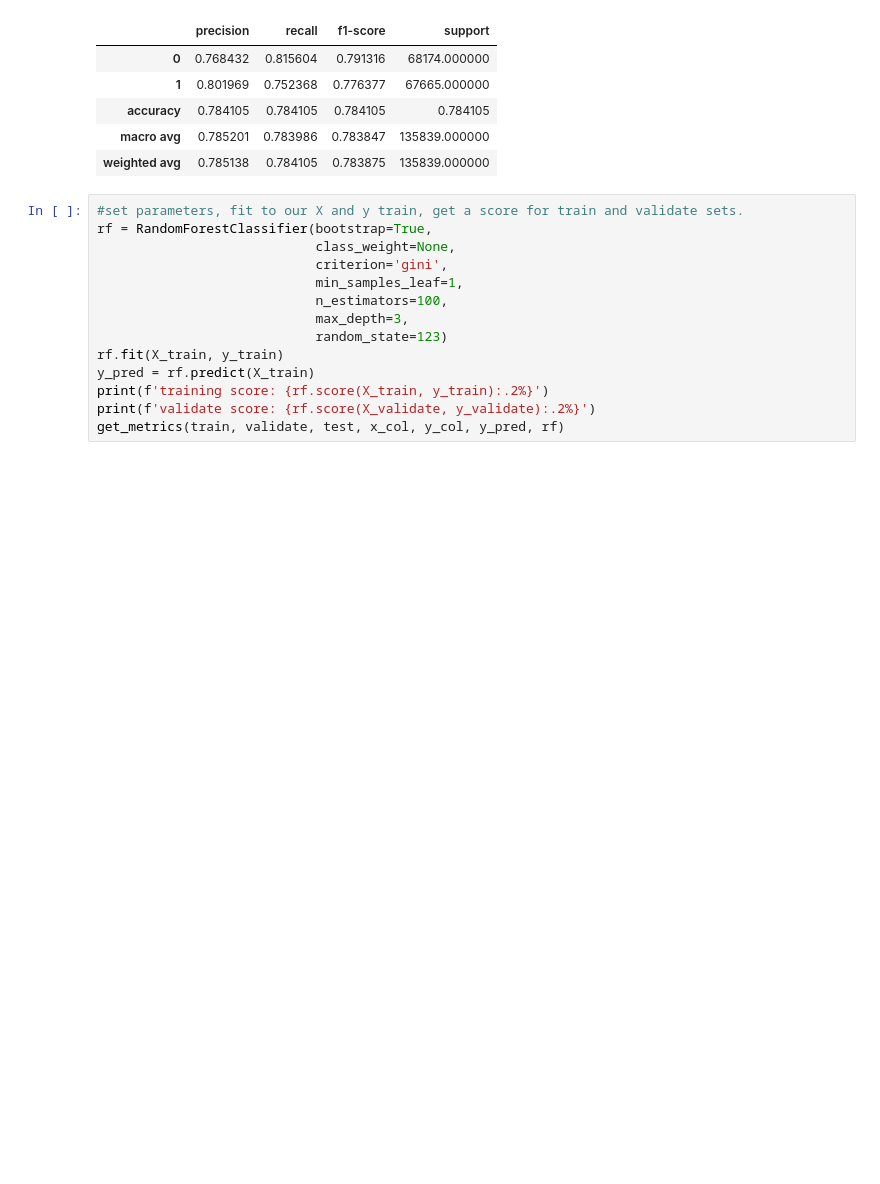
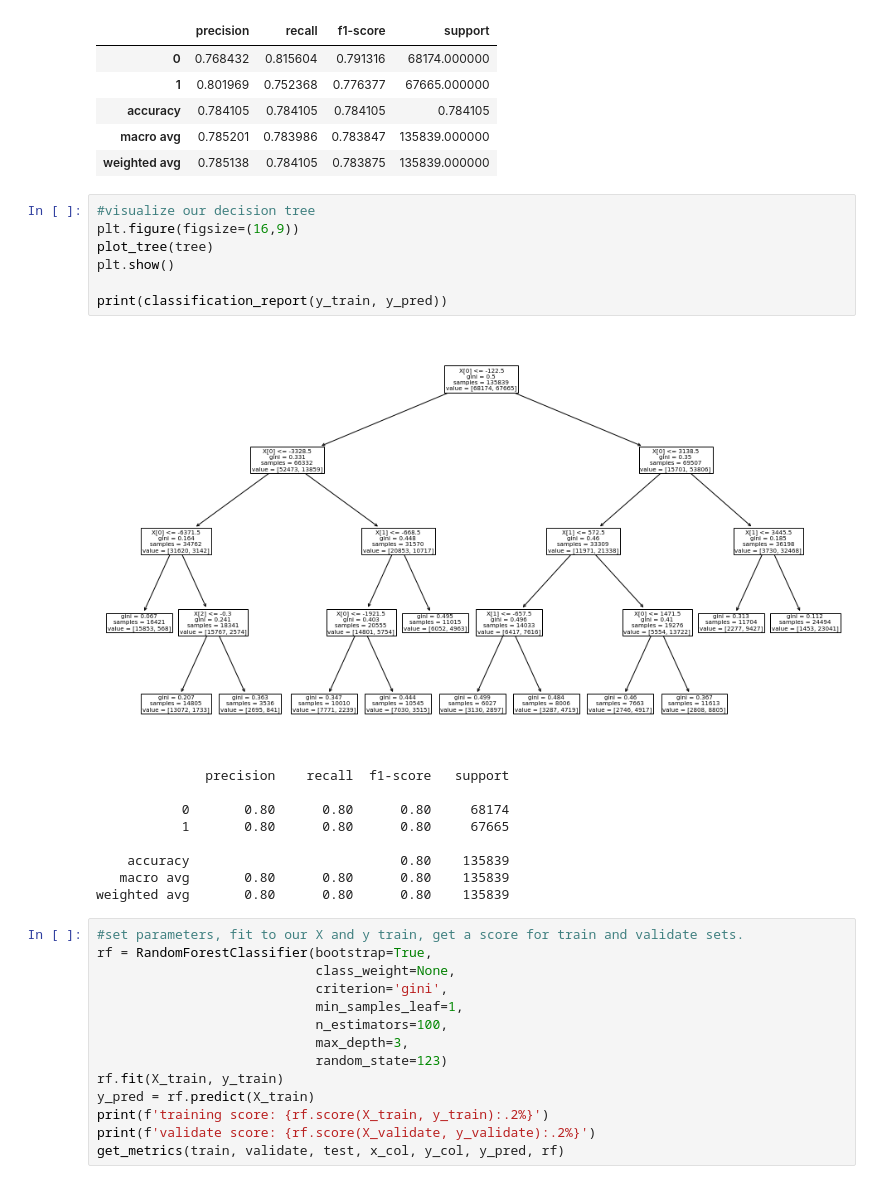
Before and after one commit to Olivert75/personal_project, a Jupyter notebook: working_notebook.ipynb, the cells around one changed output. Drawn from its saved outputs; the diff is of its cells as text; blank space fills up the shorter version.

```diff
--- a/working_notebook.ipynb
+++ b/working_notebook.ipynb
@@ -355,6 +355,23 @@ validate score: 78.09%
 | accuracy | 0.784105 | 0.784105 | 0.784105 | 0.784105 |
 | macro avg | 0.785201 | 0.783986 | 0.783847 | 135839.000000 |
 | weighted avg | 0.785138 | 0.784105 | 0.783875 | 135839.000000 |
+# %%
+#visualize our decision tree
+plt.figure(figsize=(16,9))
+plot_tree(tree)
+plt.show()
+
+print(classification_report(y_train, y_pred))
+# %% [output]
+[figure, added]
+              precision    recall  f1-score   support
+
+           0       0.80      0.80      0.80     68174
+           1       0.80      0.80      0.80     67665
+
+    accuracy                           0.80    135839
+   macro avg       0.80      0.80      0.80    135839
+weighted avg       0.80      0.80      0.80    135839
 # %%
 #set parameters, fit to our X and y train, get a score for train and validate sets.
 rf = RandomForestClassifier(bootstrap=True,
```
Also changed, not shown: parts of 1 cell of this notebook.
